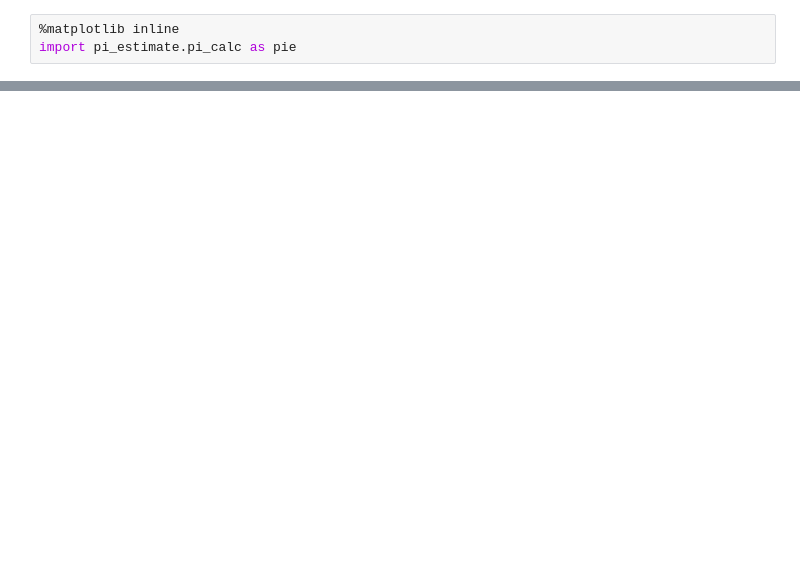
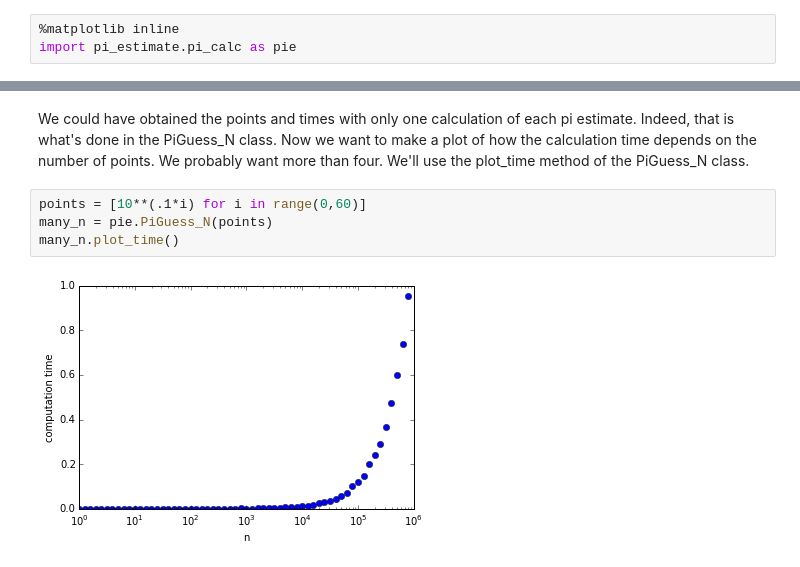
Before and after one commit to pmelchior/usrp-sciprog, a Jupyter notebook: day2/exercises/efrubin/Pi_Estimate-Object-Notebook.ipynb, the cells around one changed output, grey strips where cells are left out. Cells and saved outputs as stored; diff of their text form; blank space fills up the shorter version.

```diff
--- a/day2/exercises/efrubin/Pi_Estimate-Object-Notebook.ipynb
+++ b/day2/exercises/efrubin/Pi_Estimate-Object-Notebook.ipynb
@@ -5,0 +31,8 @@ test = pie.PiGuess_Single(10000,10000)
+# %% [markdown]
+We could have obtained the points and times with only one calculation of each pi estimate.  Indeed, that is what's done in the PiGuess_N class.  Now we want to make a plot of how the calculation time depends on the number of points.  We probably want more than four.  We'll use the plot_time method of the PiGuess_N class.
+# %%
+points = [10**(.1*i) for i in range(0,60)]
+many_n = pie.PiGuess_N(points)
+many_n.plot_time()
+# %% [output]
+[figure, added]
```
Also changed, not shown: parts of 13 cells of this notebook, 1 other file.
